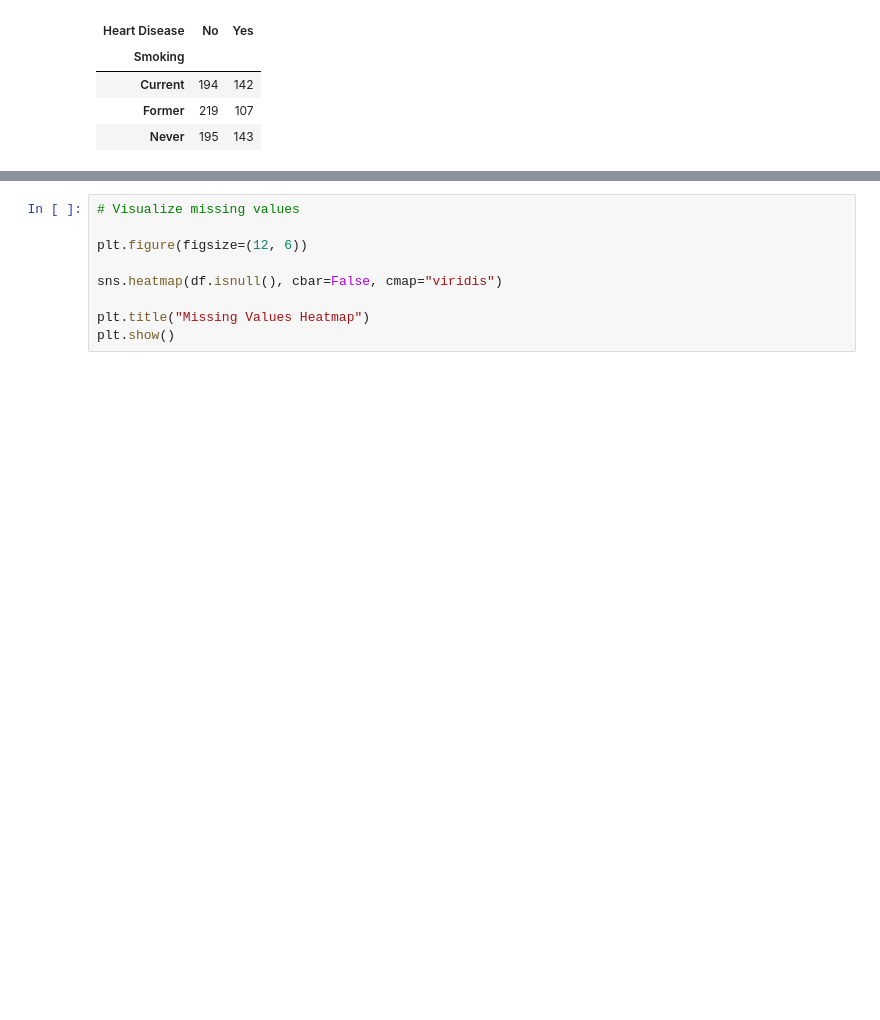
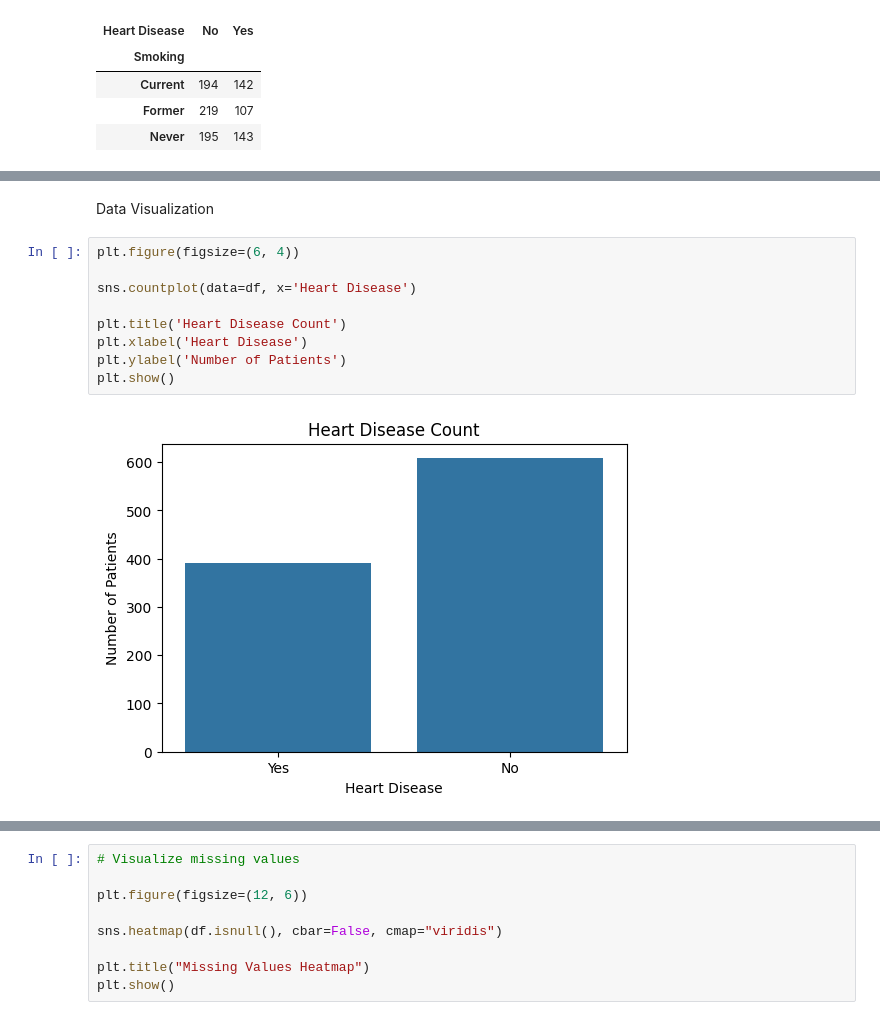
Before and after one commit to Ashishjoshi794/heart-disease-prediction, a Jupyter notebook: heart_disease_prediction.ipynb, the cells around one changed output, grey strips where cells are left out. Cells and saved outputs as stored; diff of their text form; blank space fills up the shorter version.

```diff
--- a/heart_disease_prediction.ipynb
+++ b/heart_disease_prediction.ipynb
@@ -425,0 +455,13 @@ smoking_heart_disease
+# %% [markdown]
+Data Visualization
+# %%
+plt.figure(figsize=(6, 4))
+
+sns.countplot(data=df, x='Heart Disease')
+
+plt.title('Heart Disease Count')
+plt.xlabel('Heart Disease')
+plt.ylabel('Number of Patients')
+plt.show()
+# %% [output]
+[figure, added]
```
Also changed, not shown: parts of 22 cells of this notebook.
